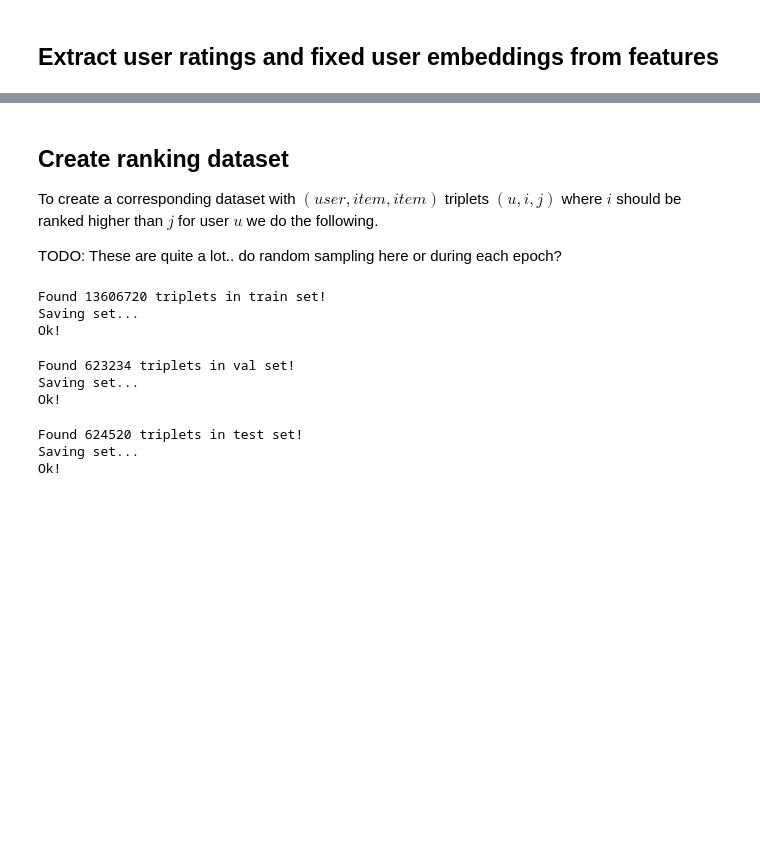
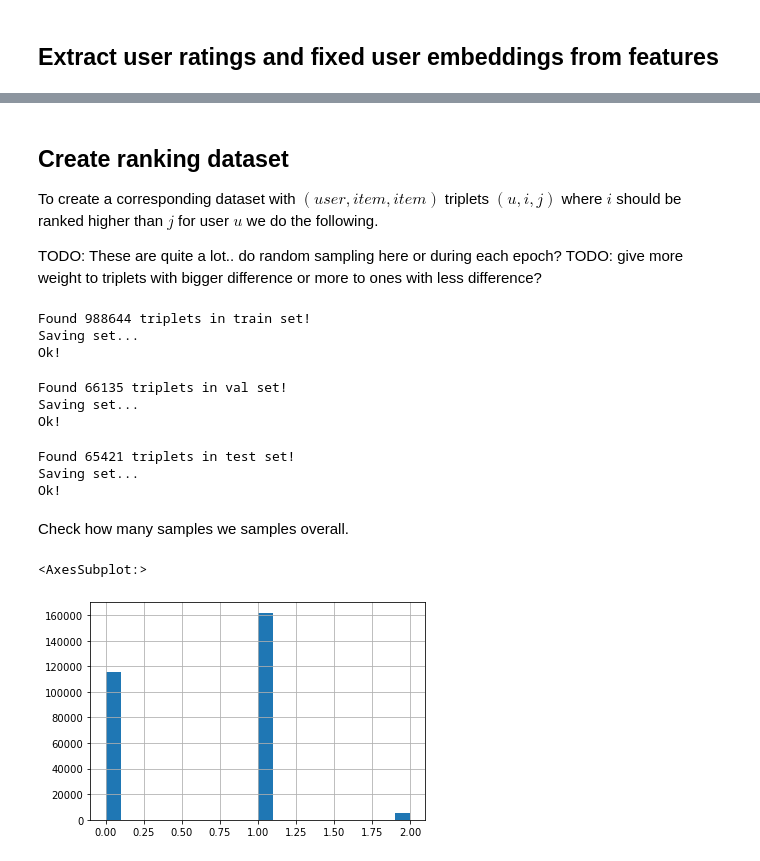
Before and after one commit to michaelbzms/DeepRecommendation, a Jupyter notebook: src/create_dataset.ipynb, the cells around one changed output, grey strips where cells are left out. Cells and saved outputs as stored; diff of their text form; code cells hidden in the pictures; blank space fills up the shorter version.

```diff
--- a/src/create_dataset.ipynb
+++ b/src/create_dataset.ipynb
@@ -587,20 +622,42 @@ Done
 To create a corresponding dataset with $(user, item, item)$ triplets $(u, i, j)$ where $i$ should be ranked higher than $j$ for user $u$ we do the following.
 
 TODO: These are quite a lot.. do random sampling here or during each epoch?
+TODO: give more weight to triplets with bigger difference or more to ones with less difference?
 # %%
+np.random.seed(seed)         # set seed (once) for reproducible results
+min_samples = 0
+
 def save_ranking_set(matrix: pd.DataFrame, name: str):
     matrix.to_csv(name + '.csv', mode='w', index=False)
 
+
 # for all sets create their corresponding triplets
-for samples, name in zip([train, val, test], ['train', 'val', 'test']):
+options = []
+for samples, name, frac in zip([train, val, test], ['train', 'val', 'test'], [0.15, 0.25, 0.25]):
     per_user = samples.groupby(['userId', 'rating']).agg(list)
     triplets = []
     for (userId, rating), row in tqdm(per_user.iterrows(), total = per_user.shape[0]):
-        for rating2, row2 in per_user.loc[userId, :].iterrows():
-            if rating > rating2:
-                for movie1 in row['movieId']:
+        other_user_ratings = per_user.loc[userId, :]
+        other_user_ratings = other_user_ratings[other_user_ratings.index < rating]
+
+        if other_user_ratings.shape[0] == 0:      # nothing to pair
+            continue
+
+        # for each positive sample
+        for movie1 in row['movieId']:
+            # sample through all possible negatives (potentially different sample for each positive)
+            if frac is not None:
+                pool = other_user_ratings.sample(n=max(min_samples, round(frac * other_user_ratings.shape[0])))   # sample at least min_samples for each positive
+                options.append(pool.shape[0])
+            else:
+                pool = other_user_ratings
+
+            # if sampled none we will just continue, nothing to iterrow()
+            for rating2, row2 in pool.iterrows():
+                if rating > rating2:              # probably redundant but just in case
                     for movie2 in row2['movieId']:
                         triplets.append((userId, movie1, movie2))
+
     print(f'Found {len(triplets)} triplets in {name} set!')
 
     triplet_df = pd.DataFrame(triplets, columns=['userId', 'movieId1', 'movieId2'])
@@ -608,12 +665,19 @@ for samples, name in zip([train, val, test], ['train', 'val', 'test']):
     save_ranking_set(triplet_df, f'../data/ranking_{name}')   # TODO: hardcoded path should be in globals?
     print('Ok!')
 # %% [output]
-Found 13606720 triplets in train set!
+Found 988644 triplets in train set!
 Saving set...
 Ok!
-Found 623234 triplets in val set!
+Found 66135 triplets in val set!
 Saving set...
 Ok!
-Found 624520 triplets in test set!
+Found 65421 triplets in test set!
 Saving set...
 Ok!
+# %% [markdown]
+Check how many samples we samples overall.
+# %%
+pd.Series(options).hist(bins=20)
+# %% [output]
+<AxesSubplot:>
+[figure, added]
```
Also changed, not shown: parts of 9 cells of this notebook, 10 other files.
